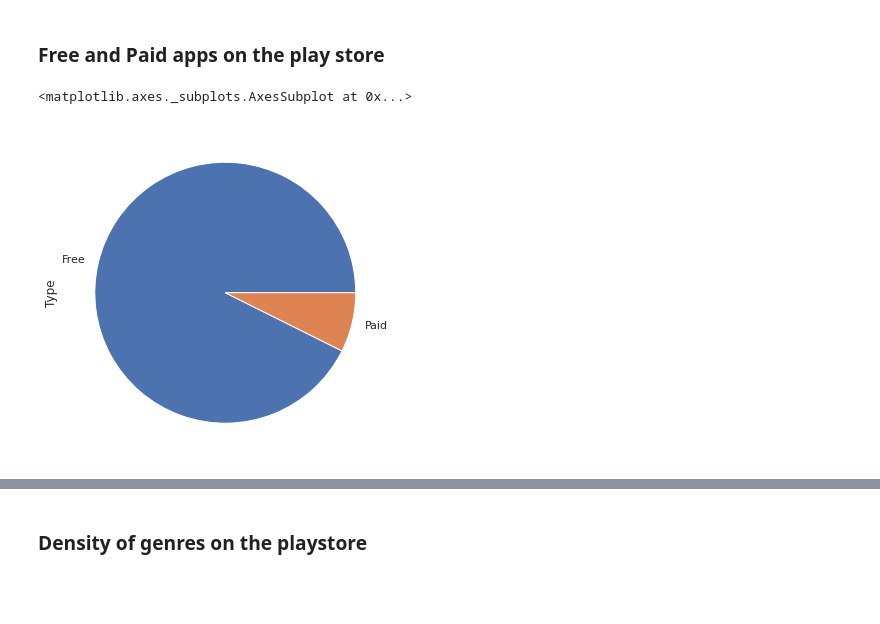
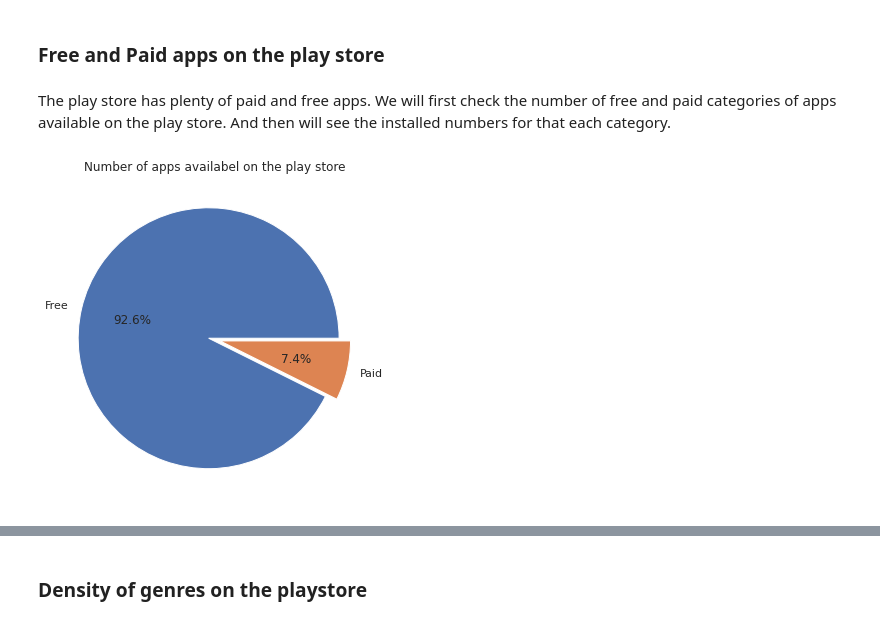
Before and after one commit to akashude/Play-Store-App-Review-Analysis, a Jupyter notebook: Copy_of_Play_Store_App_Review_Analysis_Capstone_Project.ipynb, the cells around one changed output, grey strips where cells are left out. Cells and saved outputs as stored; diff of their text form; code cells hidden in the pictures; blank space fills up the shorter version.

```diff
--- a/Copy_of_Play_Store_App_Review_Analysis_Capstone_Project.ipynb
+++ b/Copy_of_Play_Store_App_Review_Analysis_Capstone_Project.ipynb
@@ -538,8 +541,18 @@ The visualization clearly shows the top ten categories having highest number of
 People mostly prefer installing apps of the Gamming and Communication categories
 # %% [markdown]
 ### Free and Paid apps on the play store
-# %%
-new_df['Type'].value_counts().plot.pie()
-# %% [output]
-<matplotlib.axes._subplots.AxesSubplot at 0x...>
-[figure, removed]
+# %% [markdown]
+The play store has plenty of paid and free apps. We will first check the number of free and paid categories of apps available on the play store. And then will see the  installed numbers for that each category.
+# %%
+# Setting the data , labels and explode values
+free_apps_number , paid_apps_number = new_df['Type'].value_counts()[0] , new_df['Type'].value_counts()[1]
+data = [free_apps_number , paid_apps_number]
+labels = ['Free' , 'Paid']
+explode = [0.05 , 0.04]
+
+#plotting the pie chart of apps availabel on the play store
+plt.pie(data, labels=labels, explode = explode ,autopct = '%.1f%%')
+plt.title('Number of apps availabel on the play store')
+plt.show()
+# %% [output]
+[figure, added]
```
Also changed, not shown: parts of 15 cells of this notebook.
